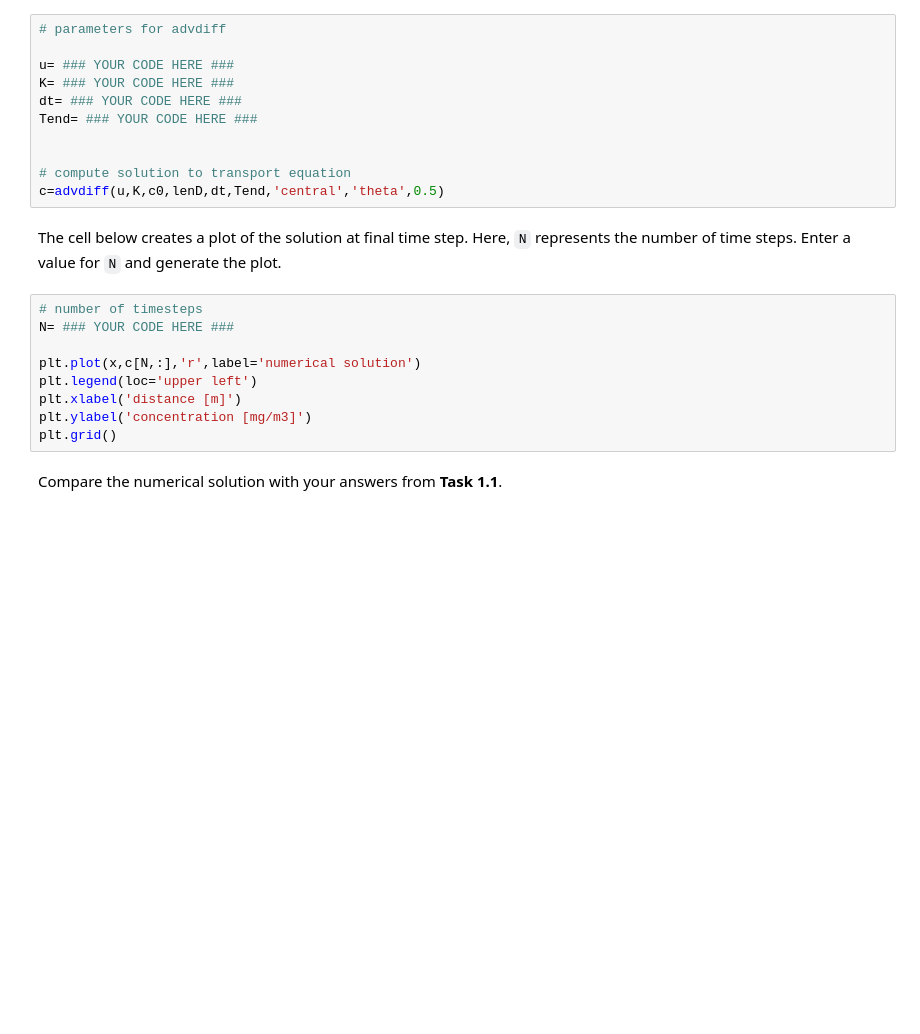
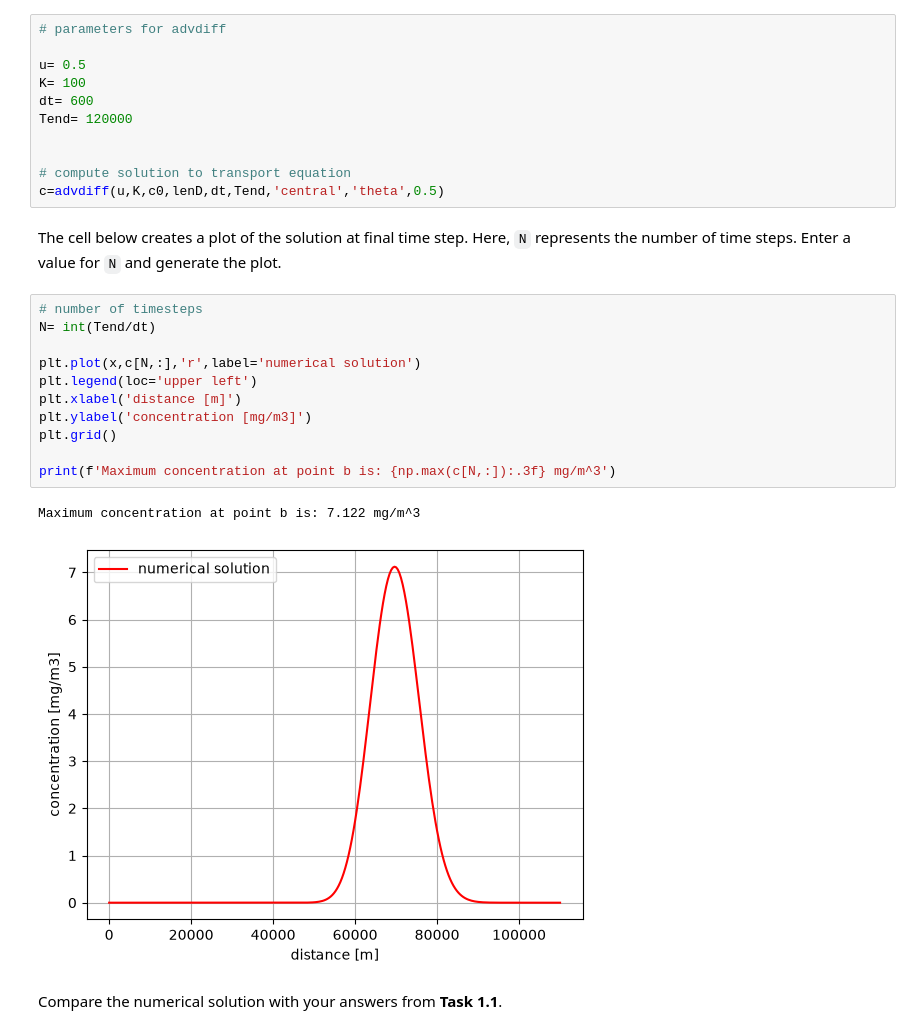
Before and after one commit to VLRobin/GA2.1-Mesa10, a Jupyter notebook: grp09.ipynb, the cells around one changed output. Drawn from its saved outputs; the diff is of its cells as text; blank space fills up the shorter version.

```diff
--- a/grp09.ipynb
+++ b/grp09.ipynb
@@ -124,10 +140,10 @@ plt.ylabel('concentration [mg/m3]')
 # %%
 # parameters for advdiff
 
-u= ### YOUR CODE HERE ###
-K= ### YOUR CODE HERE ###
-dt= ### YOUR CODE HERE ###
-Tend= ### YOUR CODE HERE ###
+u= 0.5
+K= 100
+dt= 600
+Tend= 120000
 
 
 # compute solution to transport equation
@@ -136,13 +152,18 @@ c=advdiff(u,K,c0,lenD,dt,Tend,'central','theta',0.5)
 The cell below creates a plot of the solution at final time step. Here, `N` represents the number of time steps. Enter a value for `N` and generate the plot.
 # %%
 # number of timesteps
-N= ### YOUR CODE HERE ###
+N= int(Tend/dt)
 
 plt.plot(x,c[N,:],'r',label='numerical solution')
 plt.legend(loc='upper left')
 plt.xlabel('distance [m]')
 plt.ylabel('concentration [mg/m3]')
 plt.grid()
+
+print(f'Maximum concentration at point b is: {np.max(c[N,:]):.3f} mg/m^3')
+# %% [output]
+Maximum concentration at point b is: 7.122 mg/m^3
+[figure, added]
 # %% [markdown]
 Compare the numerical solution with your answers from **Task 1.1**.
 # %% [markdown]
```
Also changed, not shown: parts of 7 cells of this notebook.
